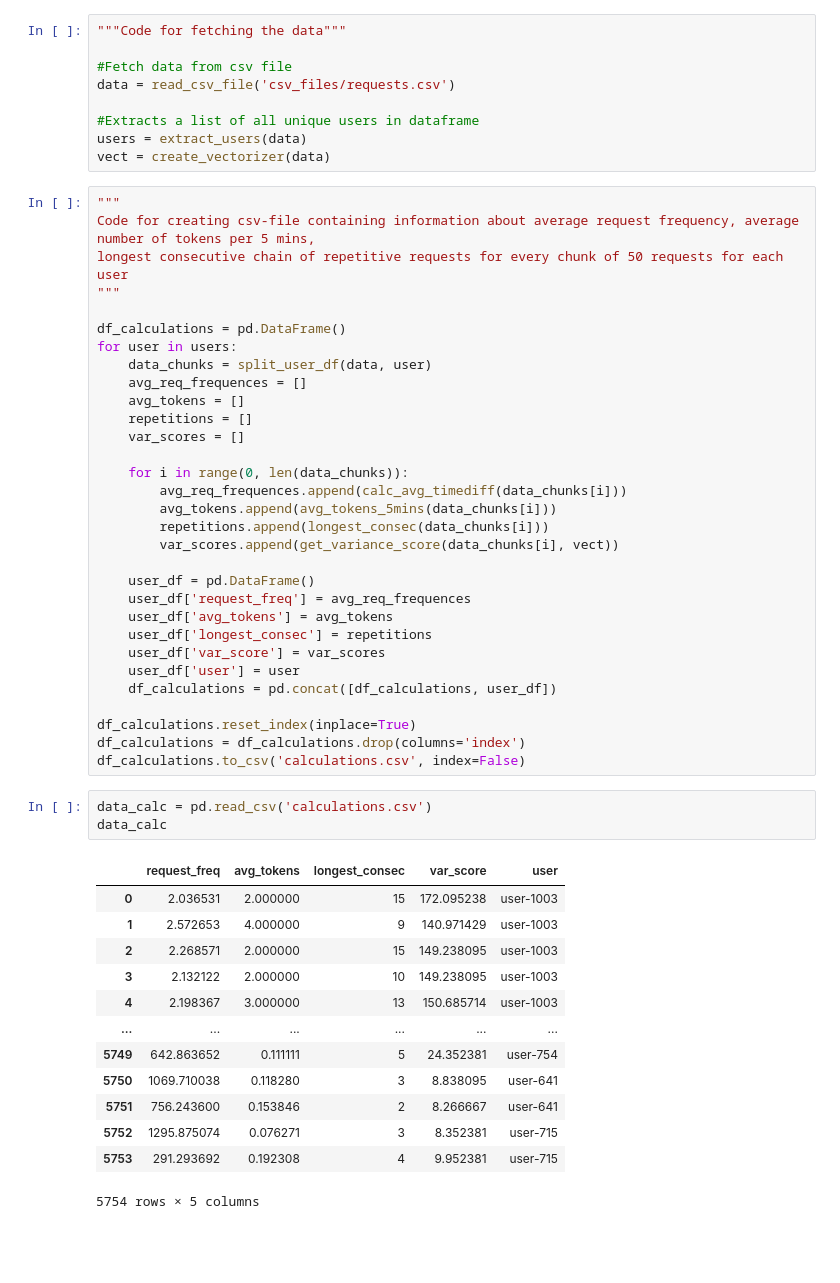
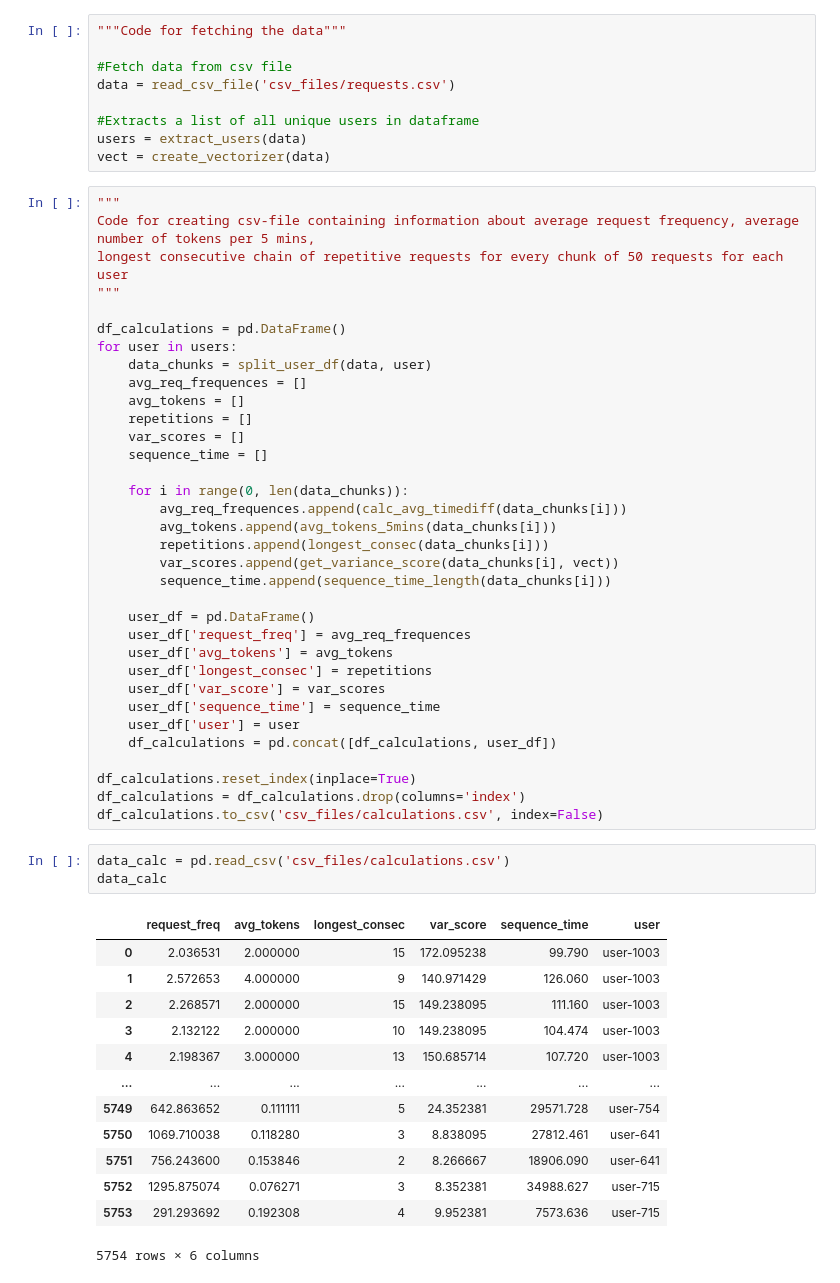
Before and after one commit to Request-analysis-ML/request-analyzer-model, a Jupyter notebook: main.ipynb, the cells around one changed output. Saved outputs shown, nothing was run; the diff lists cells and outputs as text; blank space fills up the shorter version.

Commit message:
added calculation of time diff between first and last req in sequence

```diff
--- a/main.ipynb
+++ b/main.ipynb
@@ -51,38 +51,41 @@ for user in users:
     avg_tokens = []
     repetitions = []
     var_scores = []
+    sequence_time = []
 
     for i in range(0, len(data_chunks)):
         avg_req_frequences.append(calc_avg_timediff(data_chunks[i]))
         avg_tokens.append(avg_tokens_5mins(data_chunks[i]))
         repetitions.append(longest_consec(data_chunks[i]))
         var_scores.append(get_variance_score(data_chunks[i], vect))
+        sequence_time.append(sequence_time_length(data_chunks[i]))
 
     user_df = pd.DataFrame()
     user_df['request_freq'] = avg_req_frequences
     user_df['avg_tokens'] = avg_tokens
     user_df['longest_consec'] = repetitions
     user_df['var_score'] = var_scores
+    user_df['sequence_time'] = sequence_time
     user_df['user'] = user
     df_calculations = pd.concat([df_calculations, user_df])
 
 df_calculations.reset_index(inplace=True)
 df_calculations = df_calculations.drop(columns='index')
-df_calculations.to_csv('calculations.csv', index=False)
+df_calculations.to_csv('csv_files/calculations.csv', index=False)
 # %%
-data_calc = pd.read_csv('calculations.csv')
+data_calc = pd.read_csv('csv_files/calculations.csv')
 data_calc
 # %% [output]
-|  | request_freq | avg_tokens | longest_consec | var_score | user |
-| 0 | 2.036531 | 2.000000 | 15 | 172.095238 | user-1003 |
-| 1 | 2.572653 | 4.000000 | 9 | 140.971429 | user-1003 |
-| 2 | 2.268571 | 2.000000 | 15 | 149.238095 | user-1003 |
-| 3 | 2.132122 | 2.000000 | 10 | 149.238095 | user-1003 |
-| 4 | 2.198367 | 3.000000 | 13 | 150.685714 | user-1003 |
-| ... | ... | ... | ... | ... | ... |
-| 5749 | 642.863652 | 0.111111 | 5 | 24.352381 | user-754 |
-| 5750 | 1069.710038 | 0.118280 | 3 | 8.838095 | user-641 |
-| 5751 | 756.243600 | 0.153846 | 2 | 8.266667 | user-641 |
-| 5752 | 1295.875074 | 0.076271 | 3 | 8.352381 | user-715 |
-| 5753 | 291.293692 | 0.192308 | 4 | 9.952381 | user-715 |
+|  | request_freq | avg_tokens | longest_consec | var_score | sequence_time | user |
+| 0 | 2.036531 | 2.000000 | 15 | 172.095238 | 99.790 | user-1003 |
+| 1 | 2.572653 | 4.000000 | 9 | 140.971429 | 126.060 | user-1003 |
+| 2 | 2.268571 | 2.000000 | 15 | 149.238095 | 111.160 | user-1003 |
+| 3 | 2.132122 | 2.000000 | 10 | 149.238095 | 104.474 | user-1003 |
+| 4 | 2.198367 | 3.000000 | 13 | 150.685714 | 107.720 | user-1003 |
+| ... | ... | ... | ... | ... | ... | ... |
+| 5749 | 642.863652 | 0.111111 | 5 | 24.352381 | 29571.728 | user-754 |
+| 5750 | 1069.710038 | 0.118280 | 3 | 8.838095 | 27812.461 | user-641 |
+| 5751 | 756.243600 | 0.153846 | 2 | 8.266667 | 18906.090 | user-641 |
+| 5752 | 1295.875074 | 0.076271 | 3 | 8.352381 | 34988.627 | user-715 |
+| 5753 | 291.293692 | 0.192308 | 4 | 9.952381 | 7573.636 | user-715 |
-5754 rows × 5 columns
+5754 rows × 6 columns
```
Also changed, not shown: 6 other files.
